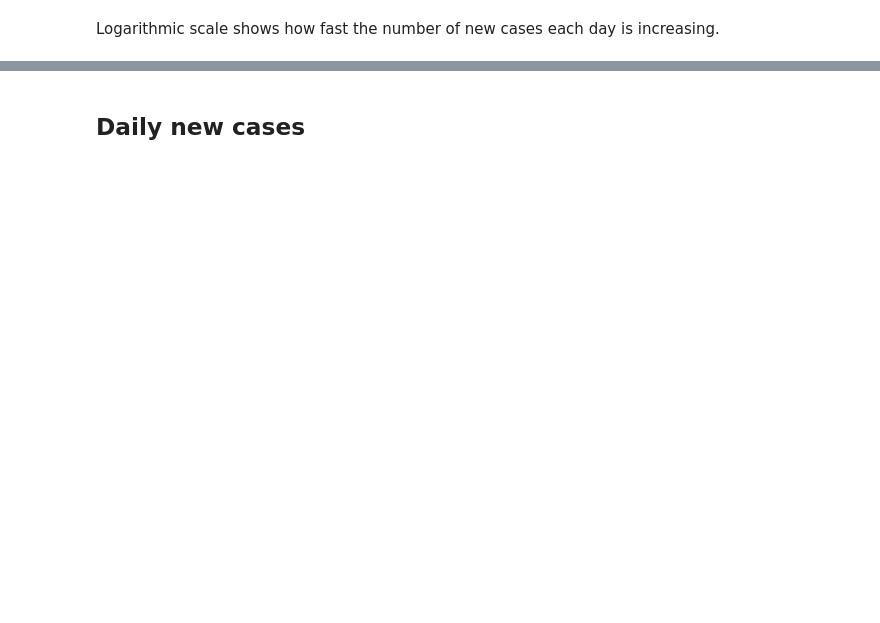
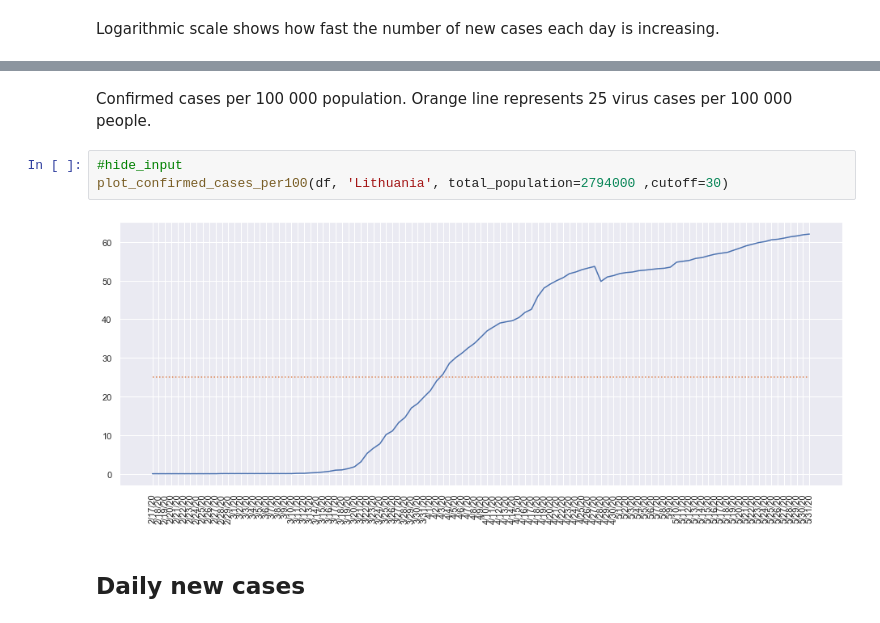
Before and after one commit to IvonaTau/covid19, a Jupyter notebook: _notebooks/2020-03-30-lithuania.ipynb, the cells around one changed output, grey strips where cells are left out. Saved outputs shown, nothing was run; the diff lists cells and outputs as text; blank space fills up the shorter version.

```diff
--- a/_notebooks/2020-03-30-lithuania.ipynb
+++ b/_notebooks/2020-03-30-lithuania.ipynb
@@ -53,3 +56,10 @@ plot_confirmed_cases_barplot(df, 'Lithuania', cutoff=30, logarithmic_scale=True)
+# %% [markdown]
+Confirmed cases per 100 000 population. Orange line represents 25 virus cases per 100 000 people.
+# %%
+#hide_input
+plot_confirmed_cases_per100(df, 'Lithuania', total_population=2794000 ,cutoff=30)
+# %% [output]
+[figure, added]
 # %% [markdown]
 ## Daily new cases
 # %%
```
Also changed, not shown: parts of 18 cells of this notebook, 3 other files.
